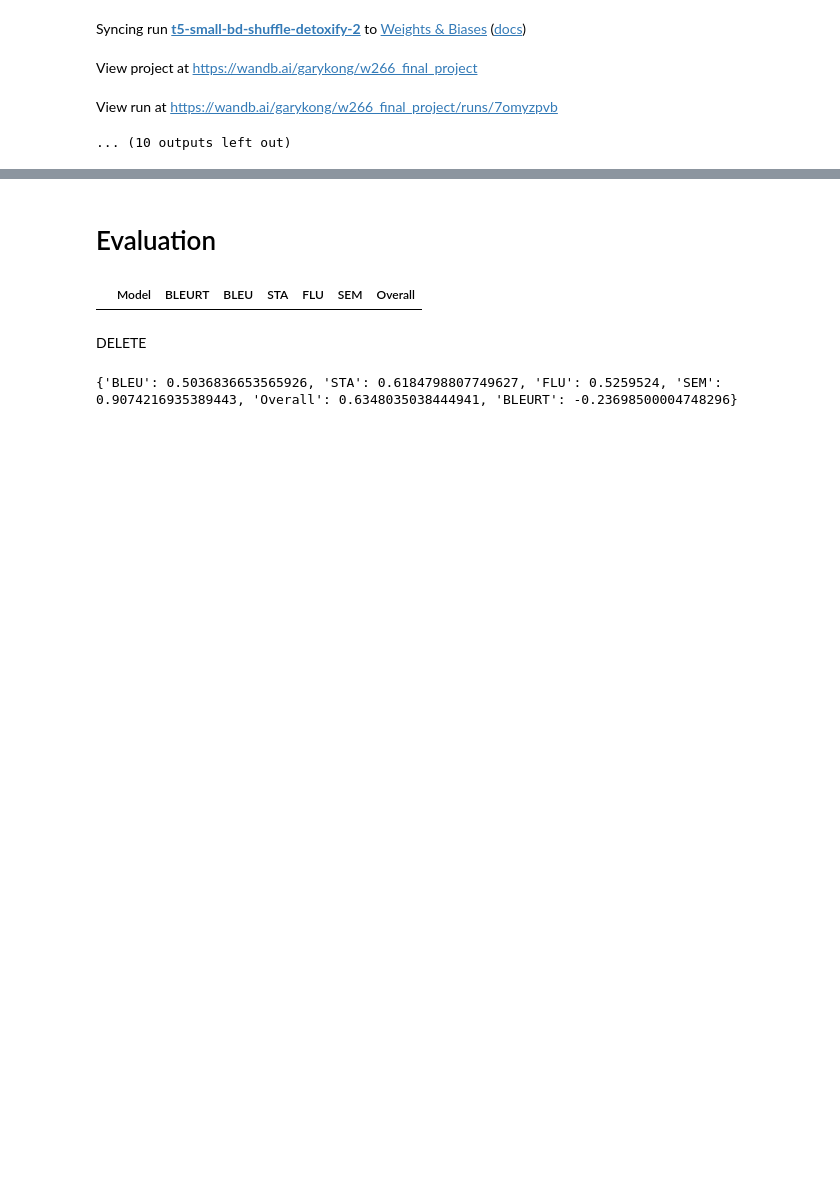
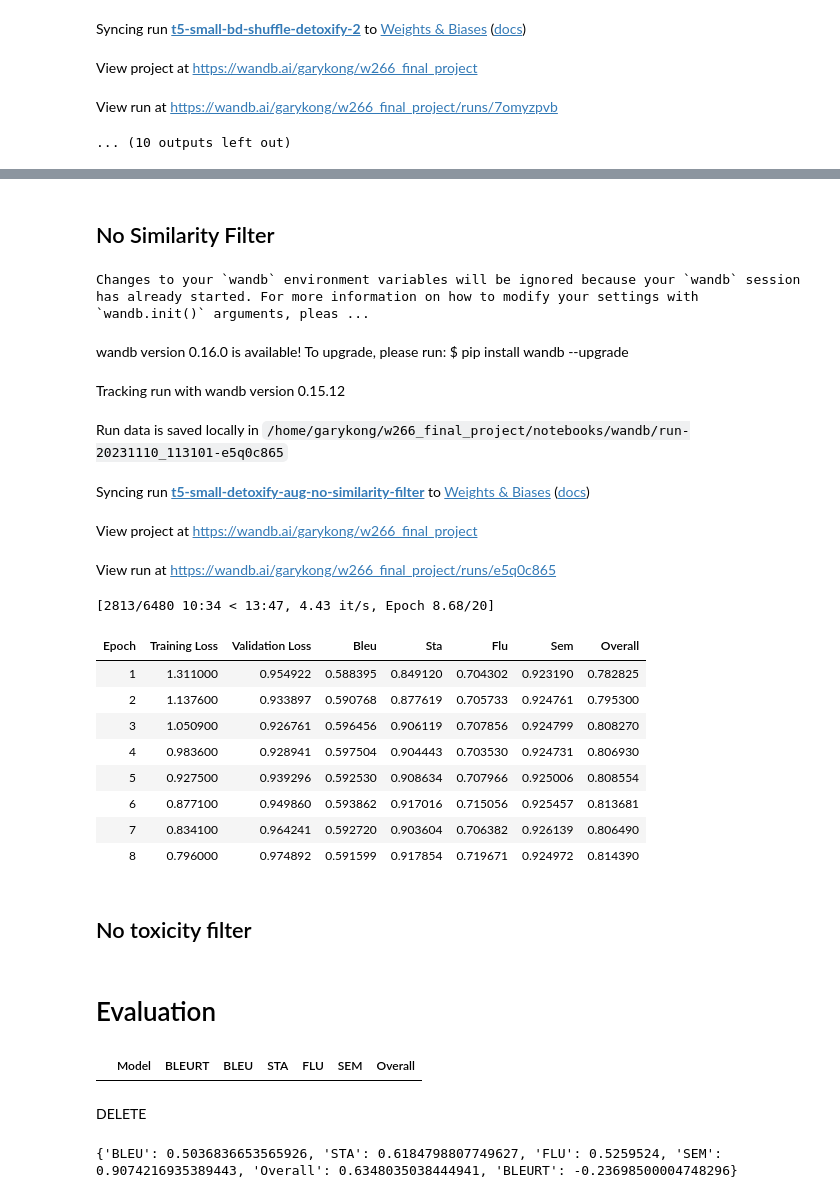
Before and after one commit to garyukong/T5-TextDetoxification, a Jupyter notebook: notebooks/2_Models.ipynb, the cells around one changed output, grey strips where cells are left out. Cells and saved outputs as stored; diff of their text form; code cells hidden in the pictures; blank space fills up the shorter version.

Commit message:
Update data augmentation

```diff
--- a/notebooks/2_Models.ipynb
+++ b/notebooks/2_Models.ipynb
@@ -72,6 +72,10 @@ PROFANE_WORD_PATH = "../data/raw/en.txt"
 
 # Set path for raw dataset dictionary
 RAW_DATASET_PATH = "../data/processed/raw_dataset.pkl"
+AUG_DATASET_ALL_FILTERS_PATH = "../data/processed/aug_datasets_all_filters"
+AUG_DATASET_NO_TOXICITY_FILTER_PATH = "../data/processed/aug_datasets_no_toxicity_filter"
+AUG_DATASET_NO_SIMILARITY_FILTER_PATH = "../data/processed/aug_datasets_no_similarity_filter"
+AUG_DATASET_NO_ACCEPTABILITY_FILTER_PATH = "../data/processed/aug_datasets_no_acceptability_filter"
 
 # Set maximum length for input and output
 MAX_INPUT_LENGTH = 64
@@ -102,3 +103,10 @@ raw_datasets = DatasetDict.load_from_disk(RAW_DATASET_PATH)
+# %%
+# Load datasets
+raw_datasets = DatasetDict.load_from_disk(RAW_DATASET_PATH)
+aug_datasets_all_filters = DatasetDict.load_from_disk(AUG_DATASET_ALL_FILTERS_PATH)
+aug_datasets_no_acceptability_filter = DatasetDict.load_from_disk(AUG_DATASET_NO_ACCEPTABILITY_FILTER_PATH)
+aug_datasets_no_similarity_filter = DatasetDict.load_from_disk(AUG_DATASET_NO_SIMILARITY_FILTER_PATH)
+aug_datasets_no_toxicity_filter = DatasetDict.load_from_disk(AUG_DATASET_NO_TOXICITY_FILTER_PATH)
 # %% [markdown]
 ## Debugging Functions
 # %%
@@ -802,0 +911,44 @@ https://huggingface.co/transformers/v4.2.2/_modules/transformers/trainer.html#Tr
+# %% [markdown]
+## No Similarity Filter
+# %%
+prefixed_datasets_no_similarity_filter = add_prefix(aug_datasets_no_similarity_filter)
+
+tokenized_datasets_no_similarity_filter_t5_small = prefixed_datasets_no_similarity_filter.map(
+    preprocess_function,
+    fn_kwargs={'tokenizer': tokenizer_t5_small},
+    batched=True,
+    remove_columns=["source", "target"],
+)
+
+trainer_t5_small_aug_no_similarity_filter = setup_trainer(
+    output_dir_name="t5-small-detoxify-aug-no-similarity-filter",
+    model_checkpoint="t5-small",
+    train_dataset=tokenized_datasets_no_similarity_filter_t5_small["train"],
+    eval_dataset=tokenized_datasets_no_similarity_filter_t5_small["validation"],
+)
+
+wandb.init(project="w266_final_project", name="t5-small-detoxify-aug-no-similarity-filter")
+trainer_t5_small_aug_no_similarity_filter.train()
+wandb.finish()
+
+print(f"Best model checkpoint: {trainer_t5_small_aug_no_similarity_filter.state.best_model_checkpoint}")
+# %% [output]
+Changes to your `wandb` environment variables will be ignored because your `wandb` session has already started. For more information on how to modify your settings with `wandb.init()` arguments, pleas ...
+wandb version 0.16.0 is available! To upgrade, please run: $ pip install wandb --upgrade
+Tracking run with wandb version 0.15.12
+Run data is saved locally in /home/garykong/w266_final_project/notebooks/wandb/run-20231110_113101-e5q0c865
+Syncing run t5-small-detoxify-aug-no-similarity-filter to Weights & Biases (docs)
+View project at https://wandb.ai/garykong/w266_final_project
+View run at https://wandb.ai/garykong/w266_final_project/runs/e5q0c865
+[2813/6480 10:34 < 13:47, 4.43 it/s, Epoch 8.68/20]
+| Epoch | Training Loss | Validation Loss | Bleu | Sta | Flu | Sem | Overall |
+| 1 | 1.311000 | 0.954922 | 0.588395 | 0.849120 | 0.704302 | 0.923190 | 0.782825 |
+| 2 | 1.137600 | 0.933897 | 0.590768 | 0.877619 | 0.705733 | 0.924761 | 0.795300 |
+| 3 | 1.050900 | 0.926761 | 0.596456 | 0.906119 | 0.707856 | 0.924799 | 0.808270 |
+| 4 | 0.983600 | 0.928941 | 0.597504 | 0.904443 | 0.703530 | 0.924731 | 0.806930 |
+| 5 | 0.927500 | 0.939296 | 0.592530 | 0.908634 | 0.707966 | 0.925006 | 0.808554 |
+| 6 | 0.877100 | 0.949860 | 0.593862 | 0.917016 | 0.715056 | 0.925457 | 0.813681 |
+| 7 | 0.834100 | 0.964241 | 0.592720 | 0.903604 | 0.706382 | 0.926139 | 0.806490 |
+| 8 | 0.796000 | 0.974892 | 0.591599 | 0.917854 | 0.719671 | 0.924972 | 0.814390 |
+# %% [markdown]
+## No toxicity filter
```
Also changed, not shown: parts of 14 cells of this notebook, 55 other files.
